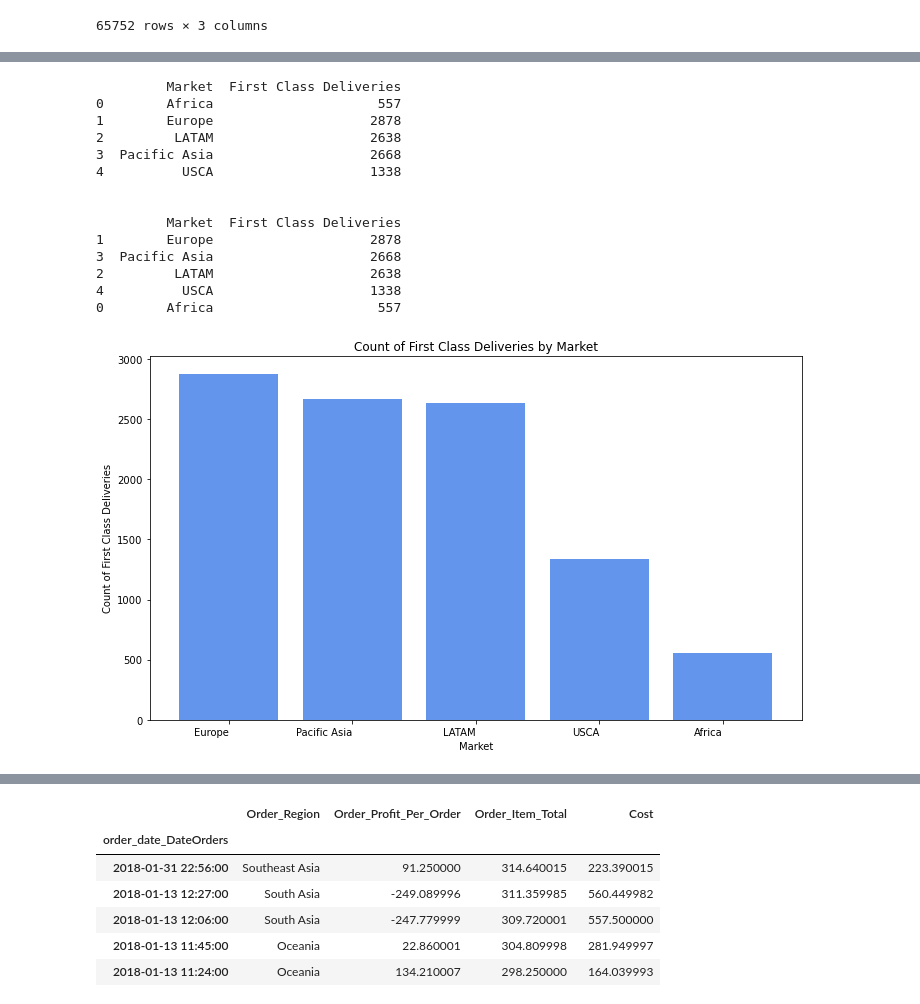
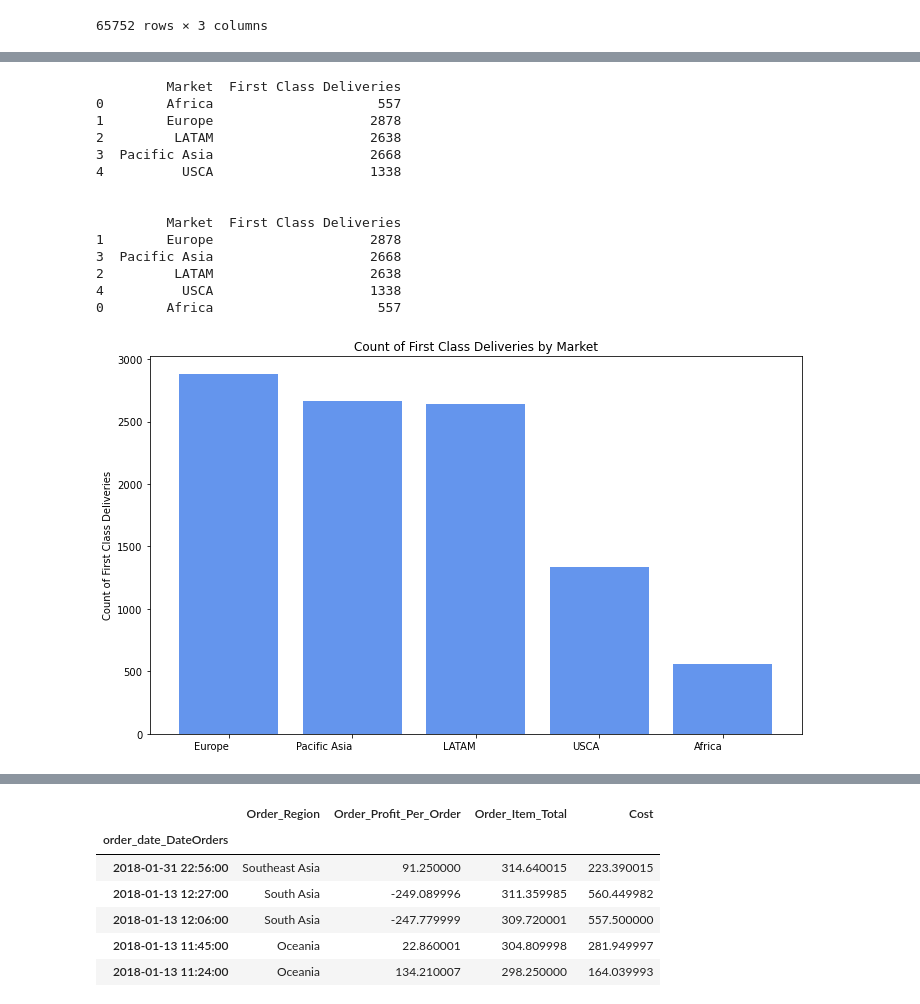
Before and after one commit to CCNY-Analytics-and-Quant/StevenCEdwinA-BAFall2023, a Jupyter notebook: Final Project.ipynb, the cells around one changed output, grey strips where cells are left out. Drawn from its saved outputs; the diff is of its cells as text; code cells hidden in the pictures.

```diff
--- a/Final Project.ipynb
+++ b/Final Project.ipynb
@@ -610,35 +607,34 @@ print('\n')
 
 # Sort markets by the count of first class deliveries in descending order
 shipping_class_counts = shipping_class_counts.sort_values(by='First Class Deliveries', ascending=False)
 
 # Print to check the sorted DataFrame
 print(shipping_class_counts)
 
 # Plotting the bar graph
 plt.figure(figsize=(10, 6))
 plt.bar(shipping_class_counts['Market'], shipping_class_counts['First Class Deliveries'], color='cornflowerblue')
-plt.xlabel('Market')
 plt.ylabel('Count of First Class Deliveries')
 plt.title('Count of First Class Deliveries by Market')
 plt.xticks(rotation=360, ha='right')  # Rotate x-axis labels for better readability
 plt.tight_layout()
 plt.show()
 # %% [output]
          Market  First Class Deliveries
 0        Africa                     557
 1        Europe                    2878
 2         LATAM                    2638
 3  Pacific Asia                    2668
 4          USCA                    1338
 
 
          Market  First Class Deliveries
 1        Europe                    2878
 3  Pacific Asia                    2668
 2         LATAM                    2638
 4          USCA                    1338
 0        Africa                     557
-[figure, old version]
+[figure, new version]
 # %%
 shippingClass = deliveryStatus[df_shipping_data_all['Shipping_Mode'] == 'Second Class']
 
```
Also changed, not shown: parts of 12 cells of this notebook, 2 other files.
